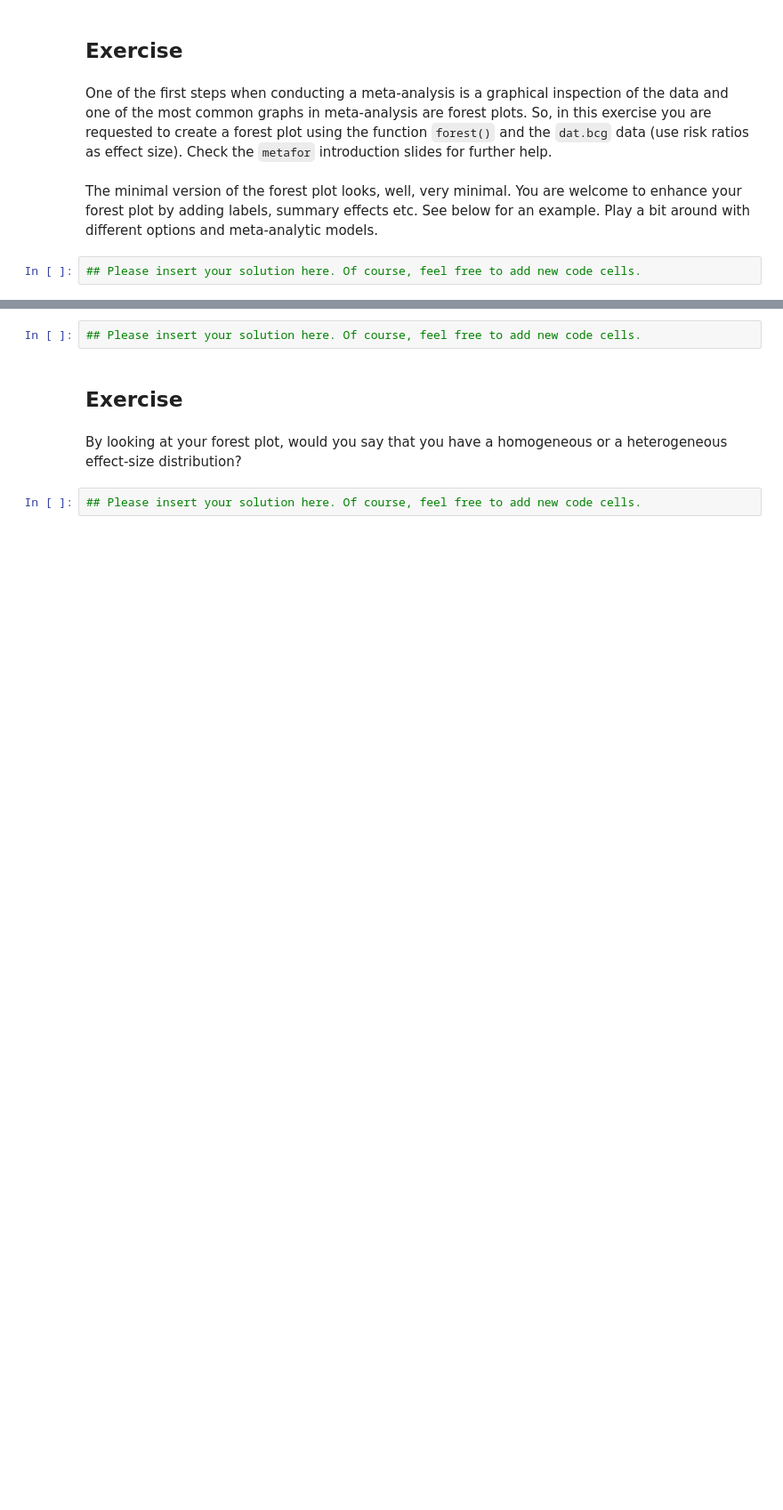
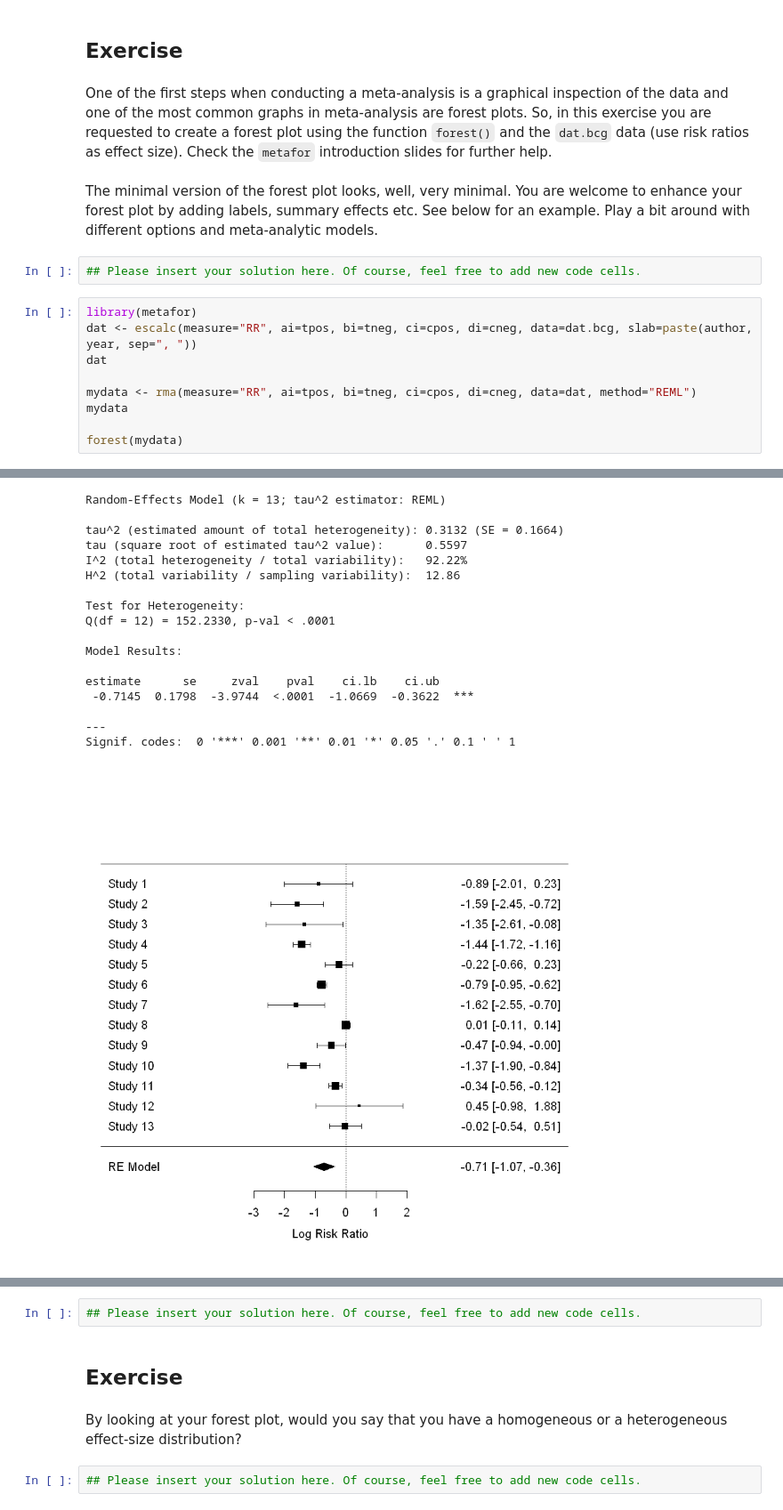
Before and after one commit to berndweiss/gesis-meta-analysis-2018, a Jupyter notebook: notebooks/3-1_exercise.ipynb, the cells around one changed output, grey strips where cells are left out. Shown at 89% size. Cells and saved outputs as stored; diff of their text form; blank space fills up the shorter version.

```diff
--- a/notebooks/3-1_exercise.ipynb
+++ b/notebooks/3-1_exercise.ipynb
@@ -23,3 +23,13 @@ plot by adding labels, summary effects etc. See below for an example. Play a bit
 options and meta-analytic models.
 # %%
 ## Please insert your solution here. Of course, feel free to add new code cells.
+# %%
+library(metafor)
+dat <- escalc(measure="RR", ai=tpos, bi=tneg, ci=cpos, di=cneg, data=dat.bcg, slab=paste(author, year, sep=", "))
+dat
+
+mydata <- rma(measure="RR", ai=tpos, bi=tneg, ci=cpos, di=cneg, data=dat, method="REML")
+mydata
+
+forest(mydata)
+# %% [output]
@@ -26,3 +50,21 @@ options and meta-analytic models.
+Random-Effects Model (k = 13; tau^2 estimator: REML)
+
+tau^2 (estimated amount of total heterogeneity): 0.3132 (SE = 0.1664)
+tau (square root of estimated tau^2 value):      0.5597
+I^2 (total heterogeneity / total variability):   92.22%
+H^2 (total variability / sampling variability):  12.86
+
+Test for Heterogeneity:
+Q(df = 12) = 152.2330, p-val < .0001
+
+Model Results:
+
+estimate      se     zval    pval    ci.lb    ci.ub
+ -0.7145  0.1798  -3.9744  <.0001  -1.0669  -0.3622  ***
+
+---
+Signif. codes:  0 '***' 0.001 '**' 0.01 '*' 0.05 '.' 0.1 ' ' 1
+[figure, added]
 # %%
 dat.bcg
 # %% [output]
```
Also changed, not shown: parts of 2 cells of this notebook, 8 other files.
